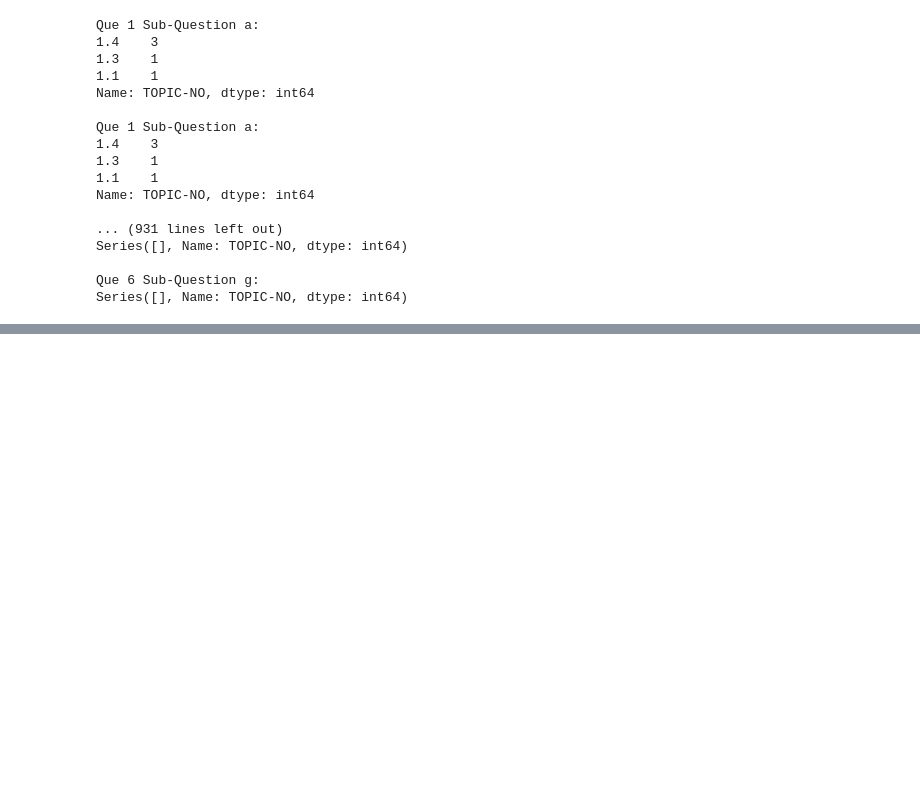
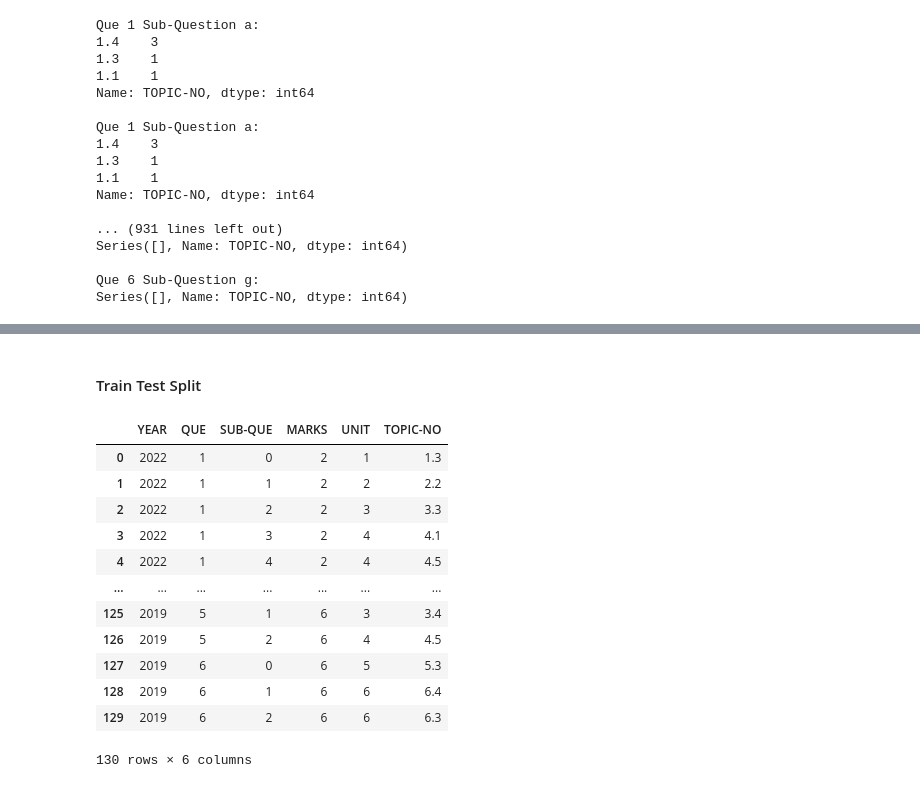
Before and after one commit to pawarsarthak/AI-Toys, a Jupyter notebook: Question Prediction/EEC QUE PREDICTION.ipynb, the cells around one changed output, grey strips where cells are left out. Saved outputs shown, nothing was run; the diff lists cells and outputs as text; code cells hidden in the pictures; blank space fills up the shorter version.

```diff
--- a/Question Prediction/EEC QUE PREDICTION.ipynb
+++ b/Question Prediction/EEC QUE PREDICTION.ipynb
@@ -538,0 +470,13 @@ Series([], Name: TOPIC-NO, dtype: int64)
+# %%
+obj_var = df.select_dtypes(include='object')
+
+for col in df.select_dtypes(include='object'):
+    print("Value counts before label encoding for column : ",col)
+    print(df[col].value_counts())
+    # Perform label encoding
+    le = LabelEncoder()
+    df[col] = le.fit_transform(df[col])
+
+    # Print the value counts after label encoding
+    print("Value counts after label encoding for column : ",col)
+    print(df[col].value_counts())
@@ -538,0 +512,4 @@ Series([], Name: TOPIC-NO, dtype: int64)
+# %% [markdown]
+#### Train Test Split
+# %%
+x = df.iloc[:,:-1]
@@ -538,0 +518,16 @@ Series([], Name: TOPIC-NO, dtype: int64)
+# %%
+x
+# %% [output]
+|  | YEAR | QUE | SUB-QUE | MARKS | UNIT | TOPIC-NO |
+| 0 | 2022 | 1 | 0 | 2 | 1 | 1.3 |
+| 1 | 2022 | 1 | 1 | 2 | 2 | 2.2 |
+| 2 | 2022 | 1 | 2 | 2 | 3 | 3.3 |
+| 3 | 2022 | 1 | 3 | 2 | 4 | 4.1 |
+| 4 | 2022 | 1 | 4 | 2 | 4 | 4.5 |
+| ... | ... | ... | ... | ... | ... | ... |
+| 125 | 2019 | 5 | 1 | 6 | 3 | 3.4 |
+| 126 | 2019 | 5 | 2 | 6 | 4 | 4.5 |
+| 127 | 2019 | 6 | 0 | 6 | 5 | 5.3 |
+| 128 | 2019 | 6 | 1 | 6 | 6 | 6.4 |
+| 129 | 2019 | 6 | 2 | 6 | 6 | 6.3 |
+130 rows × 6 columns
```
Also changed, not shown: parts of 94 cells of this notebook.
